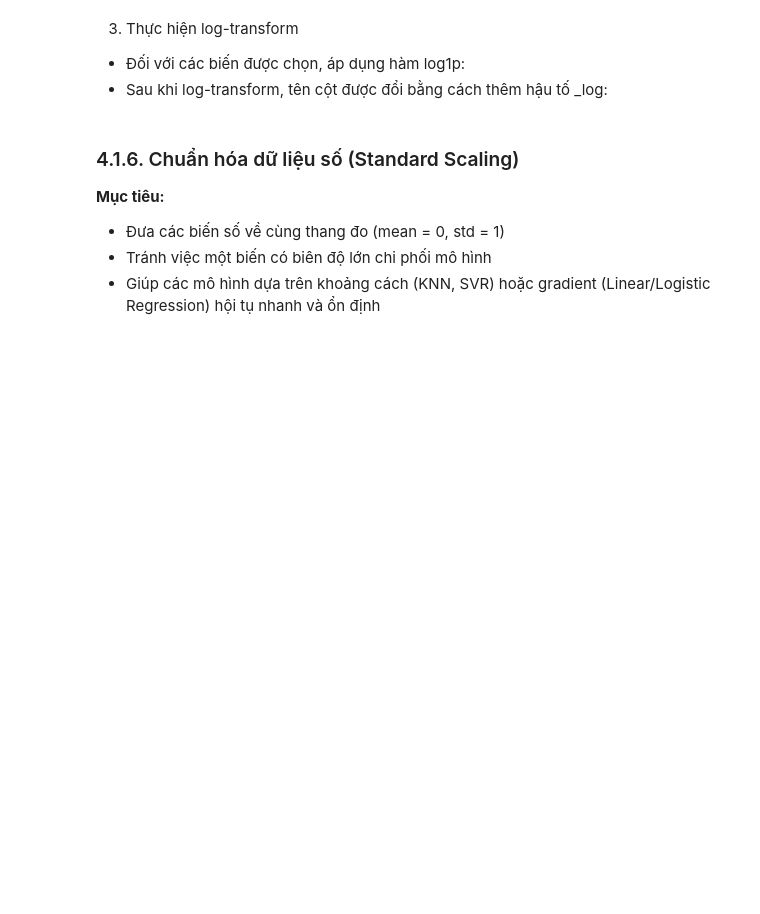
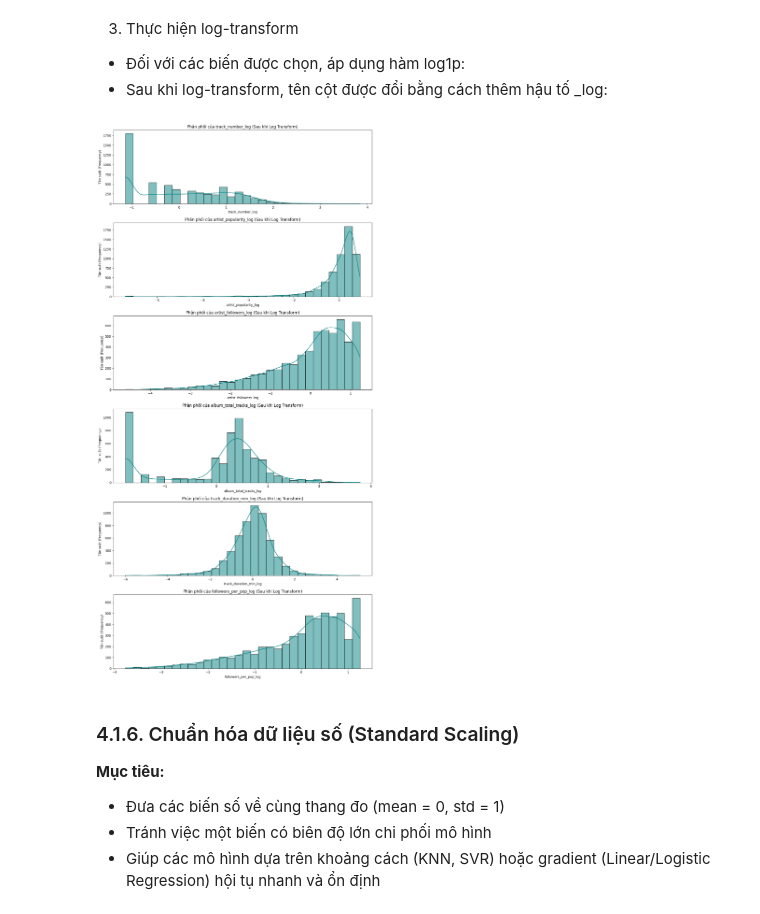
Before and after one commit to thangnguyennbk-sys/Spotify_project, a Jupyter notebook: Spotify_project.ipynb, the cells around one changed output. Drawn from its saved outputs; the diff is of its cells as text; code cells hidden in the pictures; blank space fills up the shorter version.

```diff
--- a/Spotify_project.ipynb
+++ b/Spotify_project.ipynb
@@ -1439,6 +1458,32 @@ for col in cols_to_log:
         # Đổi tên cột thêm đuôi _log
         X_train.rename(columns={col: f"{col}_log"}, inplace=True)
         X_test.rename(columns={col: f"{col}_log"}, inplace=True)
+# %%
+import matplotlib.pyplot as plt
+import seaborn as sns
+
+# 1. Xác định danh sách tên cột mới (đã thêm đuôi _log)
+new_log_cols = [f"{col}_log" for col in cols_to_log]
+
+# 2. Thiết lập kích thước biểu đồ tùy theo số lượng cột
+n_cols = len(new_log_cols)
+plt.figure(figsize=(12, 4 * n_cols))
+
+# 3. Vẽ vòng lặp từng cột
+for i, col in enumerate(new_log_cols):
+    plt.subplot(n_cols, 1, i + 1)
+
+    # Vẽ Histogram và đường KDE
+    sns.histplot(X_train[col], kde=True, color='teal', bins=30)
+
+    plt.title(f'Phân phối của {col} (Sau khi Log Transform)')
+    plt.xlabel(col)
+    plt.ylabel('Tần suất (Frequency)')
+
+plt.tight_layout()
+plt.show()
+# %% [output]
+[figure, added]
 # %% [markdown]
 ### 4.1.6. Chuẩn hóa dữ liệu số (Standard Scaling)
 **Mục tiêu:**
```
Also changed, not shown: parts of 11 cells of this notebook, 1 other file.
